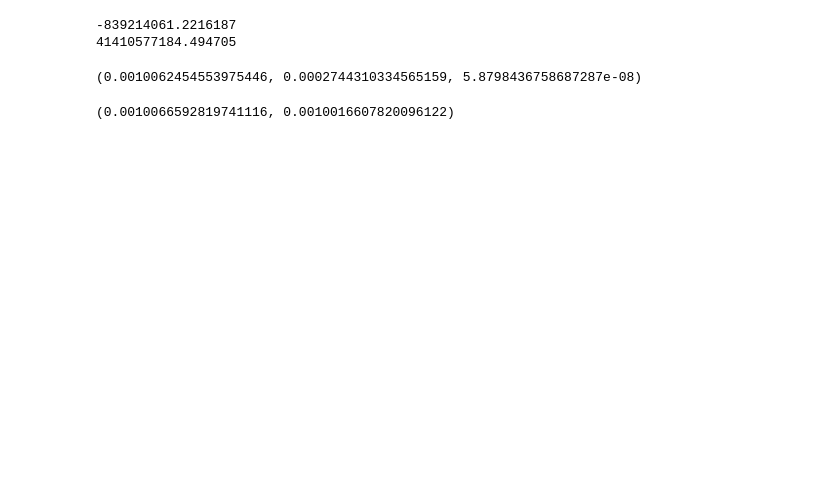
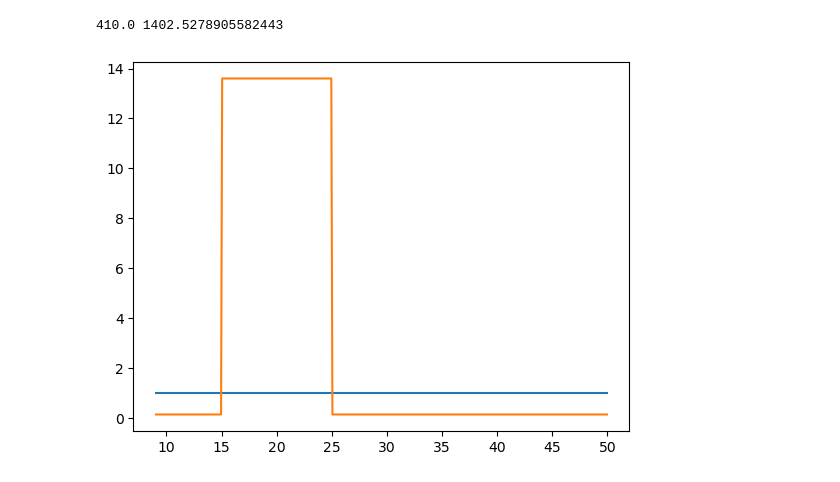
Before and after one commit to lusee-night/notebooks, a Jupyter notebook: calibrator/SNR.ipynb, the cells around one changed output. Saved outputs shown, nothing was run; the diff lists cells and outputs as text; code cells hidden in the pictures; blank space fills up the shorter version.

```diff
--- a/calibrator/SNR.ipynb
+++ b/calibrator/SNR.ipynb
@@ -4,0 +1,14 @@ kar = np.arange(N)*2
+# %%
+import numpy as np
+import matplotlib.pyplot as plt
+N=64 # number of time steps
+A0 = np.load('As.npy')
+noise0 = np.load('Ns.npy')/np.sqrt(16) # 16 samples notch integration
+karin = np.load('kar.npy')
+M = len(karin)
+kar =np.outer(np.arange(N), karin)
+# %%
+precompensation = np.load('precompensation.npz')['precomp'][90:90+410]
+precompensation /= precompensation.sum()
+antenna = 1/np.copy(precompensation)
+freq=(karin*50e3)/1e6
@@ -4,0 +20,12 @@ kar = np.arange(N)*2
+# %%
+precompensation_fix = np.copy(precompensation)
+precompensation_fix[freq<15]*=0.01
+precompensation_fix[freq>25]*=0.01
+precompensation_fix/=precompensation_fix.sum()
+# %%
+plt.plot(freq,precompensation*antenna)
+plt.plot(freq,precompensation_fix*antenna)
+print ((precompensation*antenna).sum(),(precompensation_fix*antenna).sum())
+# %% [output]
+410.0 1402.5278905582443
+[figure, added]
@@ -50,6 +69,0 @@ def var_phi(sig, A, Ngo):
-# %%
-get_error(1e-3, 5.0,0, 100000)
-# %% [output]
--839214061.2216187
-41410577184.494705
-(0.0010062454553975446, 0.0002744310334565159, 5.8798436758687287e-08)
@@ -72,4 +69,0 @@ def best_drift(Ngo,sig,A):
-# %%
-best_drift(100000,1e-3,5.0)
-# %% [output]
-(0.0010066592819741116, 0.0010016607820096122)
```
Also changed, not shown: parts of 11 cells of this notebook, 1 other file.
